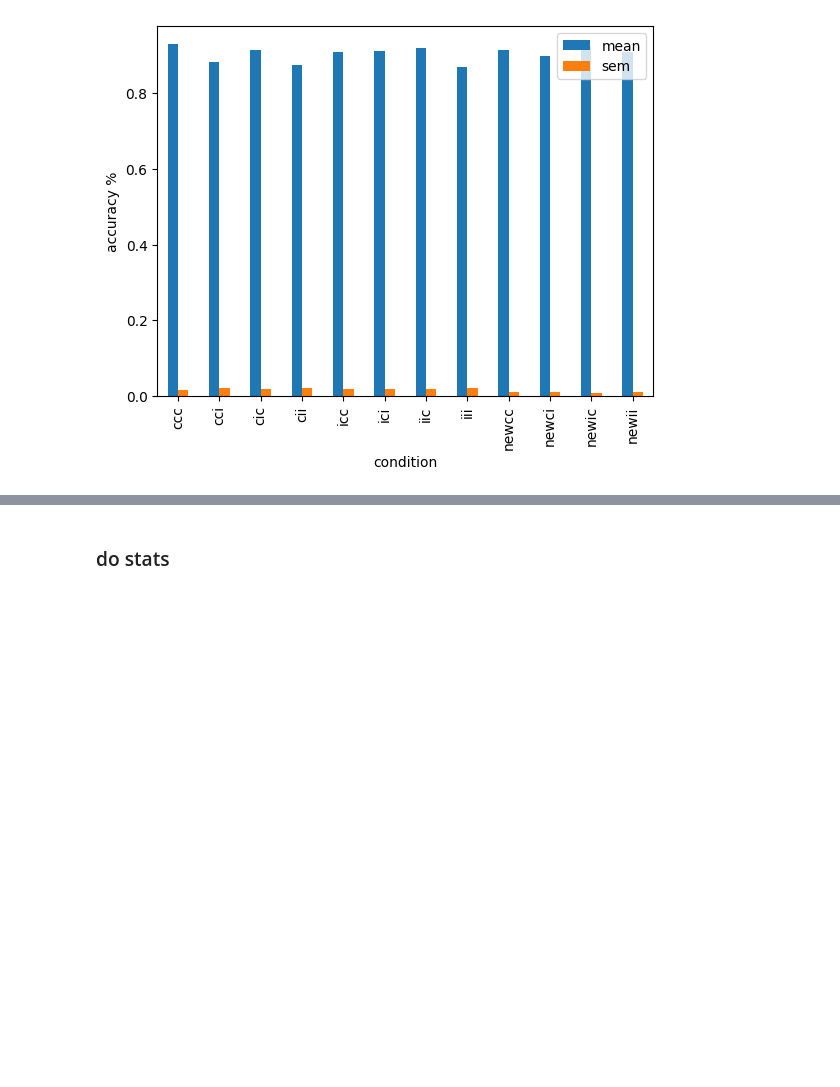
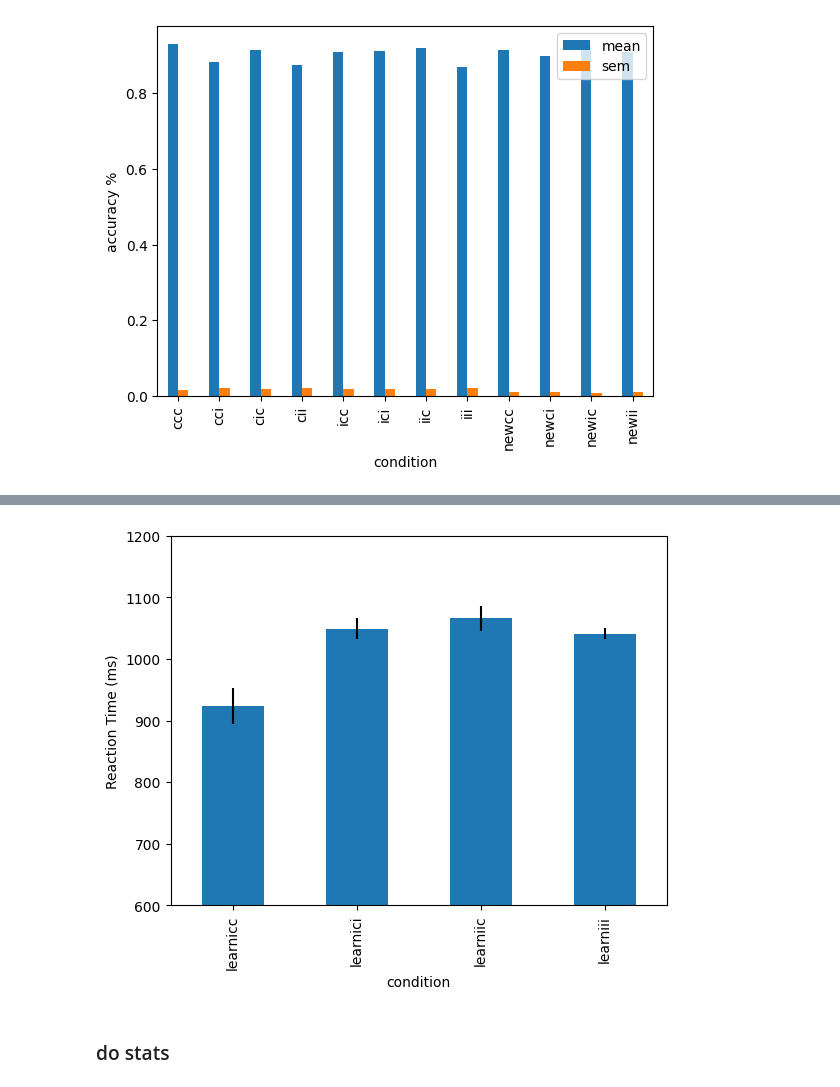
Before and after one commit to jimzhang629/contextFlanker2.0, a Jupyter notebook: analysis/makecsv.ipynb, the cells around one changed output, grey strips where cells are left out. Saved outputs shown, nothing was run; the diff lists cells and outputs as text; code cells hidden in the pictures; blank space fills up the shorter version.

```diff
--- a/analysis/makecsv.ipynb
+++ b/analysis/makecsv.ipynb
@@ -616,3 +759,19 @@ plt.savefig("highConContextRT.png")
+# %%
+lowConLearnAccMean = lowConLearnStatsDF.groupby('condition').accuracy.mean()
+lowConLearnAccSEM = lowConLearnStatsDF.groupby('condition').accuracy.sem()
+
+p = lowConLearnAccMean.plot(kind='bar', ylabel='accuracy %', yerr=lowConLearnAccSEM)
+p.set_ylim(0.75,1.0)
+plt.savefig("lowConContextLearnAcc.png")
+
+lowConLearnRTMean = lowConLearnStatsDF.groupby('condition').respTime.mean()
+lowConLearnRTSEM = lowConLearnStatsDF.groupby('condition').respTime.sem()
+
+p = lowConLearnRTMean.plot(kind='bar', ylabel='Reaction Time (ms)', yerr=lowConLearnRTSEM)
+p.set_ylim(600,1200);
+plt.savefig("lowConContextLearnRT.png")
+# %% [output]
+[figure, added]
 # %% [markdown]
 ### do stats
 # %%
```
Also changed, not shown: parts of 10 cells of this notebook, 10 other files.
